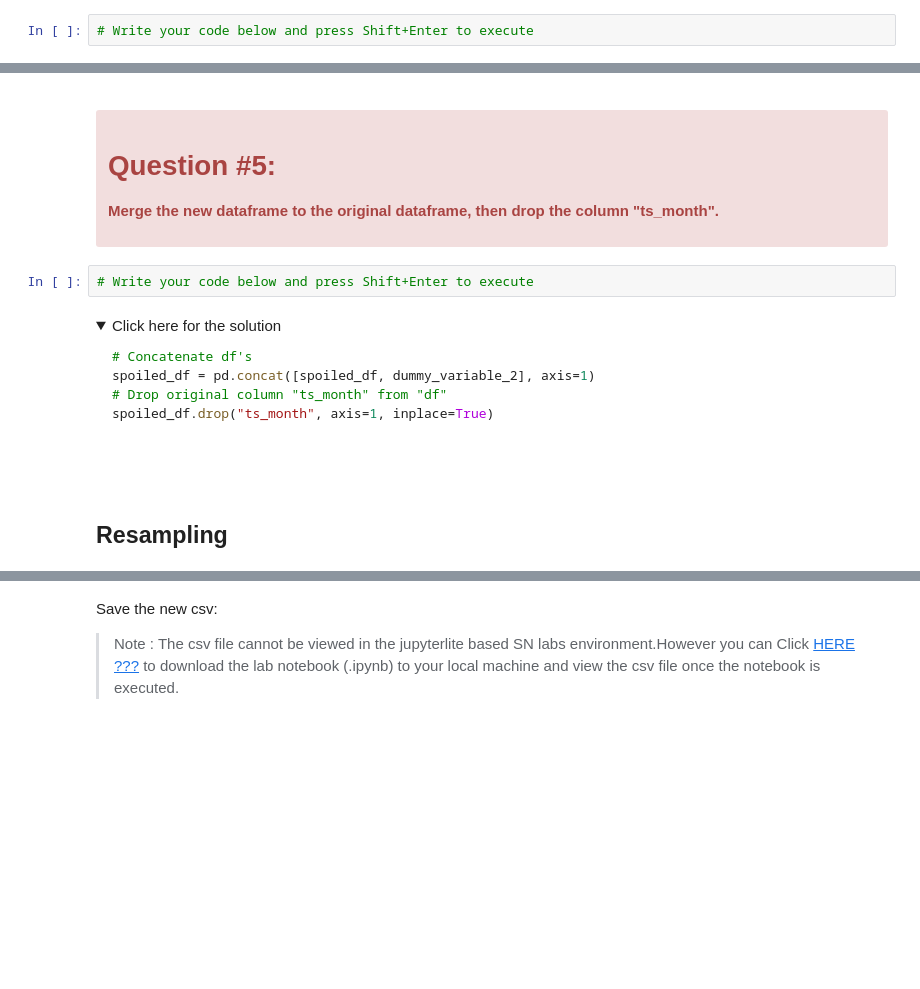
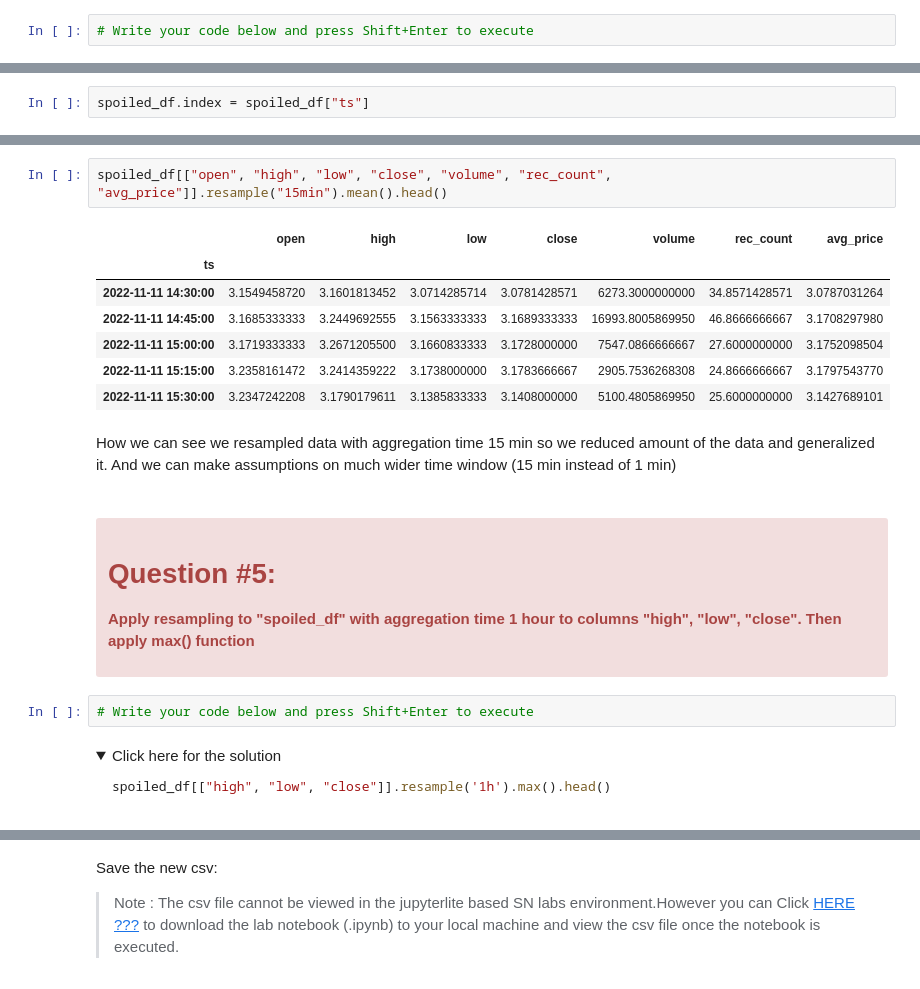
Before and after one commit to meln1337/IBM-lab2, a Jupyter notebook: lab2.ipynb, the cells around one changed output, grey strips where cells are left out. Drawn from its saved outputs; the diff is of its cells as text; folded sections open; blank space fills up the shorter version.

Commit message:
resampling

````diff
--- a/lab2.ipynb
+++ b/lab2.ipynb
@@ -916,0 +923,2 @@ dummy_variable_2.head()
+# %%
+spoiled_df.index = spoiled_df["ts"]
@@ -917,8 +937,20 @@ dummy_variable_2.head()
+# %%
+spoiled_df[["open", "high", "low", "close", "volume", "rec_count", "avg_price"]].resample("15min").mean().head()
+# %% [output]
+|  | open | high | low | close | volume | rec_count | avg_price |
+| ts |  |  |  |  |  |  |  |
+| 2022-11-11 14:30:00 | 3.1549458720 | 3.1601813452 | 3.0714285714 | 3.0781428571 | 6273.3000000000 | 34.8571428571 | 3.0787031264 |
+| 2022-11-11 14:45:00 | 3.1685333333 | 3.2449692555 | 3.1563333333 | 3.1689333333 | 16993.8005869950 | 46.8666666667 | 3.1708297980 |
+| 2022-11-11 15:00:00 | 3.1719333333 | 3.2671205500 | 3.1660833333 | 3.1728000000 | 7547.0866666667 | 27.6000000000 | 3.1752098504 |
+| 2022-11-11 15:15:00 | 3.2358161472 | 3.2414359222 | 3.1738000000 | 3.1783666667 | 2905.7536268308 | 24.8666666667 | 3.1797543770 |
+| 2022-11-11 15:30:00 | 3.2347242208 | 3.1790179611 | 3.1385833333 | 3.1408000000 | 5100.4805869950 | 25.6000000000 | 3.1427689101 |
+# %% [markdown]
+How we can see we resampled data with aggregation time 15 min so we reduced amount of the data and generalized it. And we can make assumptions on much wider time window (15 min instead of 1 min)
 # %% [markdown]
  <div class="alert alert-danger alertdanger" style="margin-top: 20px">
 <h1> Question  #5: </h1>
 
-<b>Merge the new dataframe to the original dataframe, then drop the column "ts_month".</b>
+<b>Apply resampling to "spoiled_df" with aggregation time 1 hour to columns "high", "low", "close". Then apply <b>max()</b> function</b>
 
 </div>
 # %%
@@ -927,14 +959,7 @@ dummy_variable_2.head()
 <details><summary>Click here for the solution</summary>
 
 ```python
-# Concatenate df's
-spoiled_df = pd.concat([spoiled_df, dummy_variable_2], axis=1)
-# Drop original column "ts_month" from "df"
-spoiled_df.drop("ts_month", axis=1, inplace=True)
-
-
+spoiled_df[["high", "low", "close"]].resample('1h').max().head()
 ```
 
 </details>
-# %% [markdown]
-<h2>Resampling</h2>
````
Also changed, not shown: parts of 23 cells of this notebook, 1 other file.
